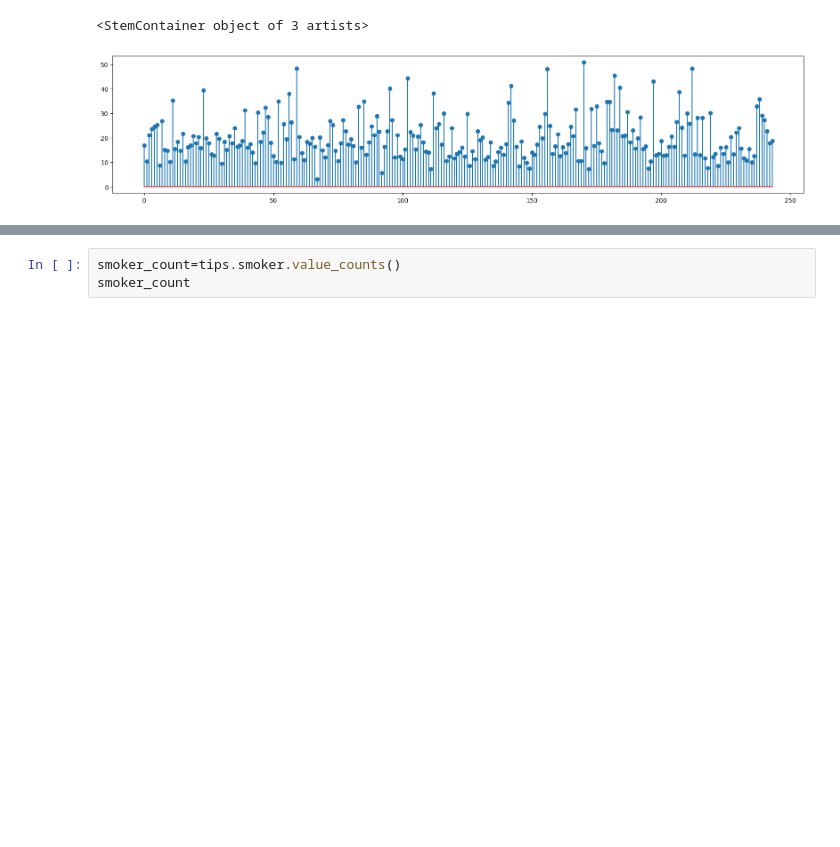
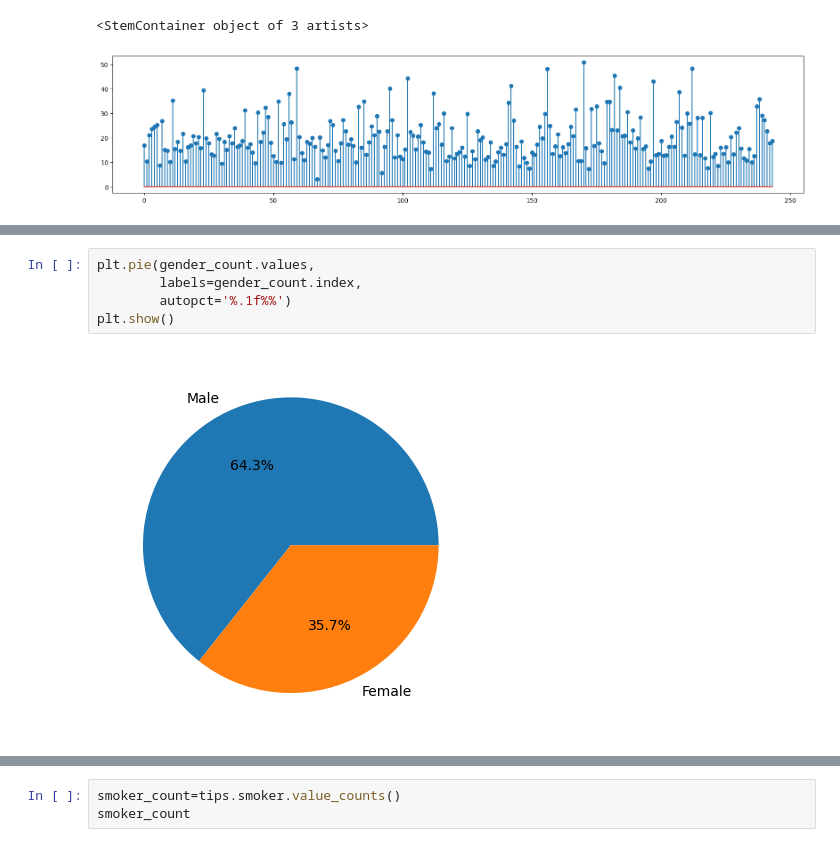
Before and after one commit to Ankidec/Data-Analysis, a Jupyter notebook: visulization.ipynb, the cells around one changed output, grey strips where cells are left out. Cells and saved outputs as stored; diff of their text form; blank space fills up the shorter version.

```diff
--- a/visulization.ipynb
+++ b/visulization.ipynb
@@ -167,0 +194,7 @@ plt.hist('total_bill',data=tips,)
+# %%
+plt.pie(gender_count.values,
+        labels=gender_count.index,
+        autopct='%.1f%%')
+plt.show()
+# %% [output]
+[figure, added]
```
Also changed, not shown: parts of 8 cells of this notebook.
